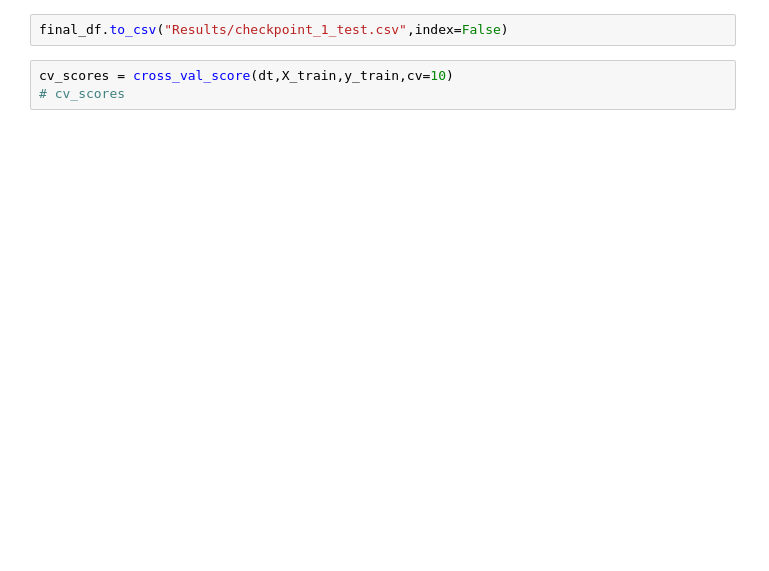
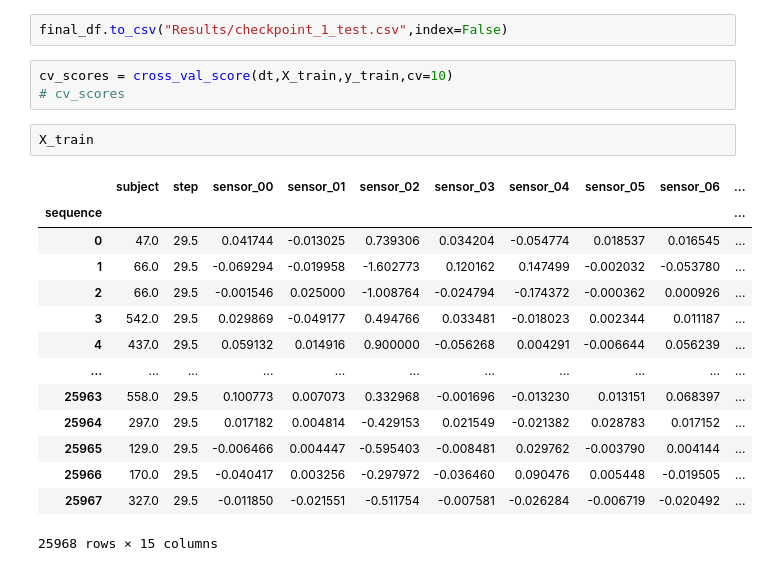
Before and after one commit to Abetelgeusian/ECE6420_FinalProject, a Jupyter notebook: ECE6420_FinalProject_Harshal.ipynb, the cells around one changed output. Cells and saved outputs as stored; diff of their text form; blank space fills up the shorter version.

```diff
--- a/ECE6420_FinalProject_Harshal.ipynb
+++ b/ECE6420_FinalProject_Harshal.ipynb
@@ -132,3 +98,20 @@ final_df.to_csv("Results/checkpoint_1_test.csv",index=False)
 # %%
 cv_scores = cross_val_score(dt,X_train,y_train,cv=10)
 # cv_scores
+# %%
+X_train
+# %% [output]
+|  | subject | step | sensor_00 | sensor_01 | sensor_02 | sensor_03 | sensor_04 | sensor_05 | sensor_06 | ... |
+| sequence |  |  |  |  |  |  |  |  |  | ... |
+| 0 | 47.0 | 29.5 | 0.041744 | -0.013025 | 0.739306 | 0.034204 | -0.054774 | 0.018537 | 0.016545 | ... |
+| 1 | 66.0 | 29.5 | -0.069294 | -0.019958 | -1.602773 | 0.120162 | 0.147499 | -0.002032 | -0.053780 | ... |
+| 2 | 66.0 | 29.5 | -0.001546 | 0.025000 | -1.008764 | -0.024794 | -0.174372 | -0.000362 | 0.000926 | ... |
+| 3 | 542.0 | 29.5 | 0.029869 | -0.049177 | 0.494766 | 0.033481 | -0.018023 | 0.002344 | 0.011187 | ... |
+| 4 | 437.0 | 29.5 | 0.059132 | 0.014916 | 0.900000 | -0.056268 | 0.004291 | -0.006644 | 0.056239 | ... |
+| ... | ... | ... | ... | ... | ... | ... | ... | ... | ... | ... |
+| 25963 | 558.0 | 29.5 | 0.100773 | 0.007073 | 0.332968 | -0.001696 | -0.013230 | 0.013151 | 0.068397 | ... |
+| 25964 | 297.0 | 29.5 | 0.017182 | 0.004814 | -0.429153 | 0.021549 | -0.021382 | 0.028783 | 0.017152 | ... |
+| 25965 | 129.0 | 29.5 | -0.006466 | 0.004447 | -0.595403 | -0.008481 | 0.029762 | -0.003790 | 0.004144 | ... |
+| 25966 | 170.0 | 29.5 | -0.040417 | 0.003256 | -0.297972 | -0.036460 | 0.090476 | 0.005448 | -0.019505 | ... |
+| 25967 | 327.0 | 29.5 | -0.011850 | -0.021551 | -0.511754 | -0.007581 | -0.026284 | -0.006719 | -0.020492 | ... |
+25968 rows × 15 columns
```
Also changed, not shown: parts of 13 cells of this notebook, 28 other files.
